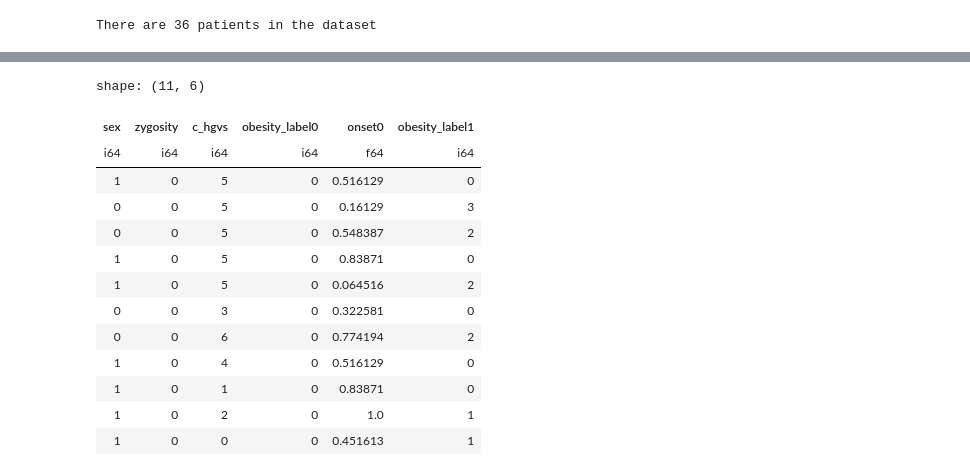
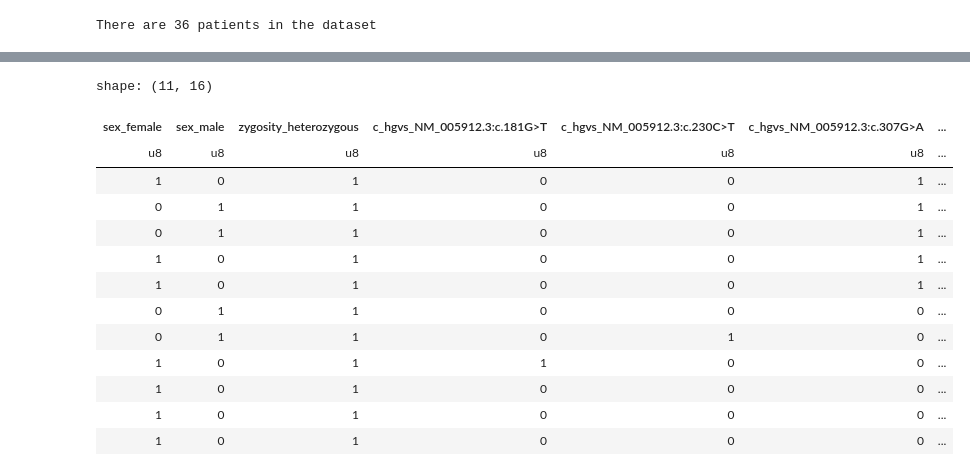
Before and after one commit to BIH-CEI/ERKER2Phenopackets, a Jupyter notebook: ERKER2Phenopackets/src/analysis/ml/analyse.ipynb, the cells around one changed output, grey strips where cells are left out. Drawn from its saved outputs; the diff is of its cells as text; code cells hidden in the pictures.

Commit message:
rewrote standardization and categorical label encoding (one hot)

```diff
--- a/ERKER2Phenopackets/src/analysis/ml/analyse.ipynb
+++ b/ERKER2Phenopackets/src/analysis/ml/analyse.ipynb
@@ -922,13 +933,0 @@ shape: (11, 6)
-# %%
-# map categorical variables to integers
-X = map_col(X, 'sex', 'sex', mapping={"male": 0, "female": 1}, default=2)
-X = map_col(X, 'zygosity', 'zygosity', mapping={"heterozygous": 0, "homozygous": 1}, default=2)
-c_hgvs_map = {c_hgvs: i for i, c_hgvs in enumerate(X['c_hgvs'].unique())}
-X = map_col(X, 'c_hgvs', 'c_hgvs', mapping=c_hgvs_map, default=len(c_hgvs_map))
-obesity_label_map = {obesity_label: i for i, obesity_label in enumerate(categories)}
-X = map_col(X, 'obesity_label0', 'obesity_label0', mapping=obesity_label_map, default=len(categories))
-X = map_col(X, 'obesity_label1', 'obesity_label1', mapping=obesity_label_map, default=len(categories))
-
-print(f'There are {X.height} patients in the dataset fulfilling the requirements')
-
-X
@@ -951,23 +934,26 @@ shape: (11, 6)
-# %%
-# normalize timestamps
-X = X.with_columns(
-    onset0=pl.col('onset0')/pl.col('onset0').max()
-)
-
-X
-# %% [output]
-shape: (11, 6)
-| sex | zygosity | c_hgvs | obesity_label0 | onset0 | obesity_label1 |
-| i64 | i64 | i64 | i64 | f64 | i64 |
-| 1 | 0 | 5 | 0 | 0.516129 | 0 |
-| 0 | 0 | 5 | 0 | 0.16129 | 3 |
-| 0 | 0 | 5 | 0 | 0.548387 | 2 |
-| 1 | 0 | 5 | 0 | 0.83871 | 0 |
-| 1 | 0 | 5 | 0 | 0.064516 | 2 |
-| 0 | 0 | 3 | 0 | 0.322581 | 0 |
-| 0 | 0 | 6 | 0 | 0.774194 | 2 |
-| 1 | 0 | 4 | 0 | 0.516129 | 0 |
-| 1 | 0 | 1 | 0 | 0.83871 | 0 |
-| 1 | 0 | 2 | 0 | 1.0 | 1 |
-| 1 | 0 | 0 | 0 | 0.451613 | 1 |
+# %%
+categorical_columns = ['sex', 'zygosity', 'c_hgvs', 'obesity_label0', 'obesity_label1']
+numerical_columns = ['onset0']
+# one hot encoding
+X = X.to_dummies(columns=categorical_columns)
+# standardize numerical cols
+for num_col in numerical_columns:
+    X = X.with_columns(((pl.col(num_col) - pl.col(num_col).mean())/pl.col(num_col).std()).alias(num_col))
+
+X
+# %% [output]
+shape: (11, 16)
+| sex_female | sex_male | zygosity_heterozygous | c_hgvs_NM_005912.3:c.181G>T | c_hgvs_NM_005912.3:c.230C>T | c_hgvs_NM_005912.3:c.307G>A | ... |
+| u8 | u8 | u8 | u8 | u8 | u8 | ... |
+| 1 | 0 | 1 | 0 | 0 | 1 | ... |
+| 0 | 1 | 1 | 0 | 0 | 1 | ... |
+| 0 | 1 | 1 | 0 | 0 | 1 | ... |
+| 1 | 0 | 1 | 0 | 0 | 1 | ... |
+| 1 | 0 | 1 | 0 | 0 | 1 | ... |
+| 0 | 1 | 1 | 0 | 0 | 0 | ... |
+| 0 | 1 | 1 | 0 | 1 | 0 | ... |
+| 1 | 0 | 1 | 1 | 0 | 0 | ... |
+| 1 | 0 | 1 | 0 | 0 | 0 | ... |
+| 1 | 0 | 1 | 0 | 0 | 0 | ... |
+| 1 | 0 | 1 | 0 | 0 | 0 | ... |
 # %%
```
Also changed, not shown: parts of 20 cells of this notebook, 1 other file.
